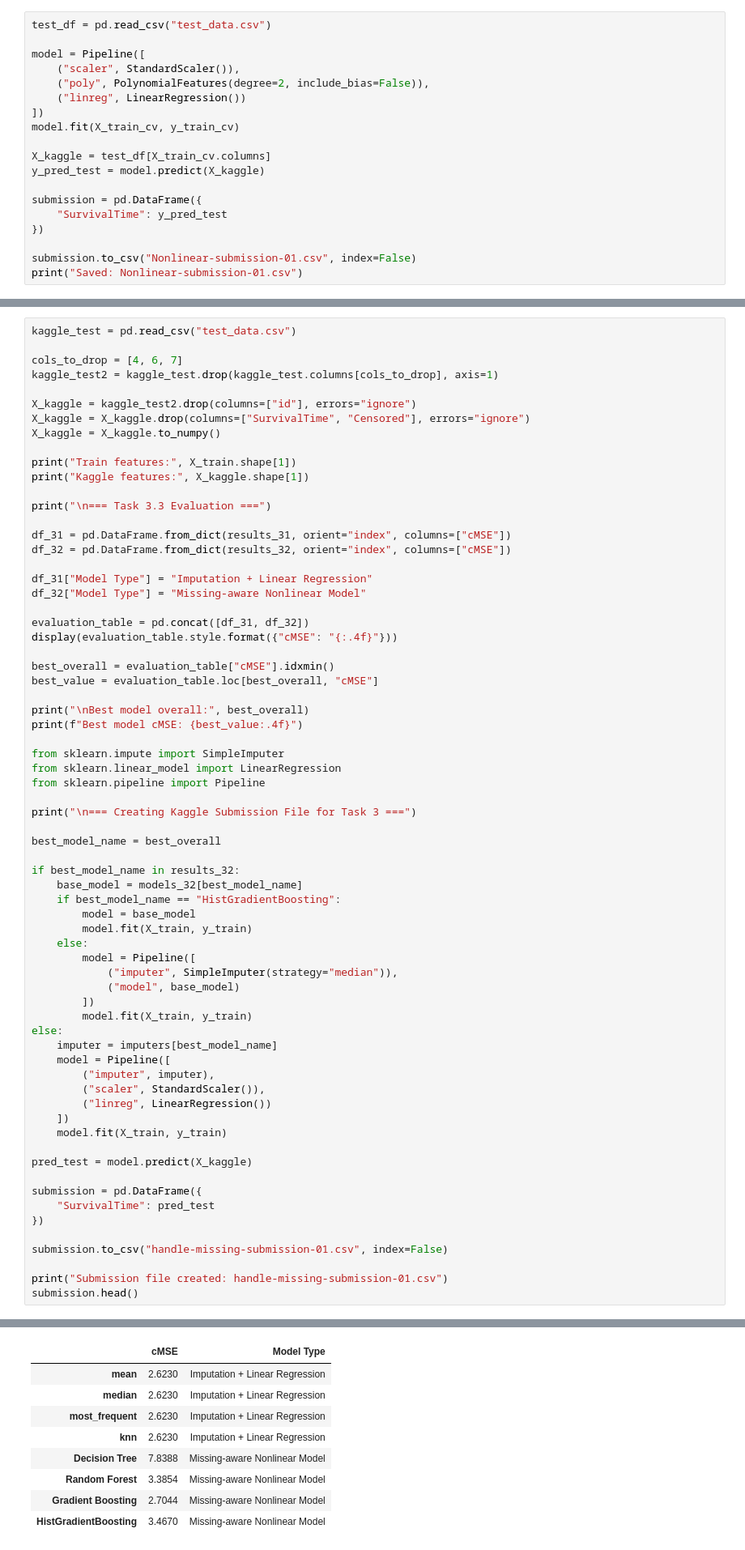
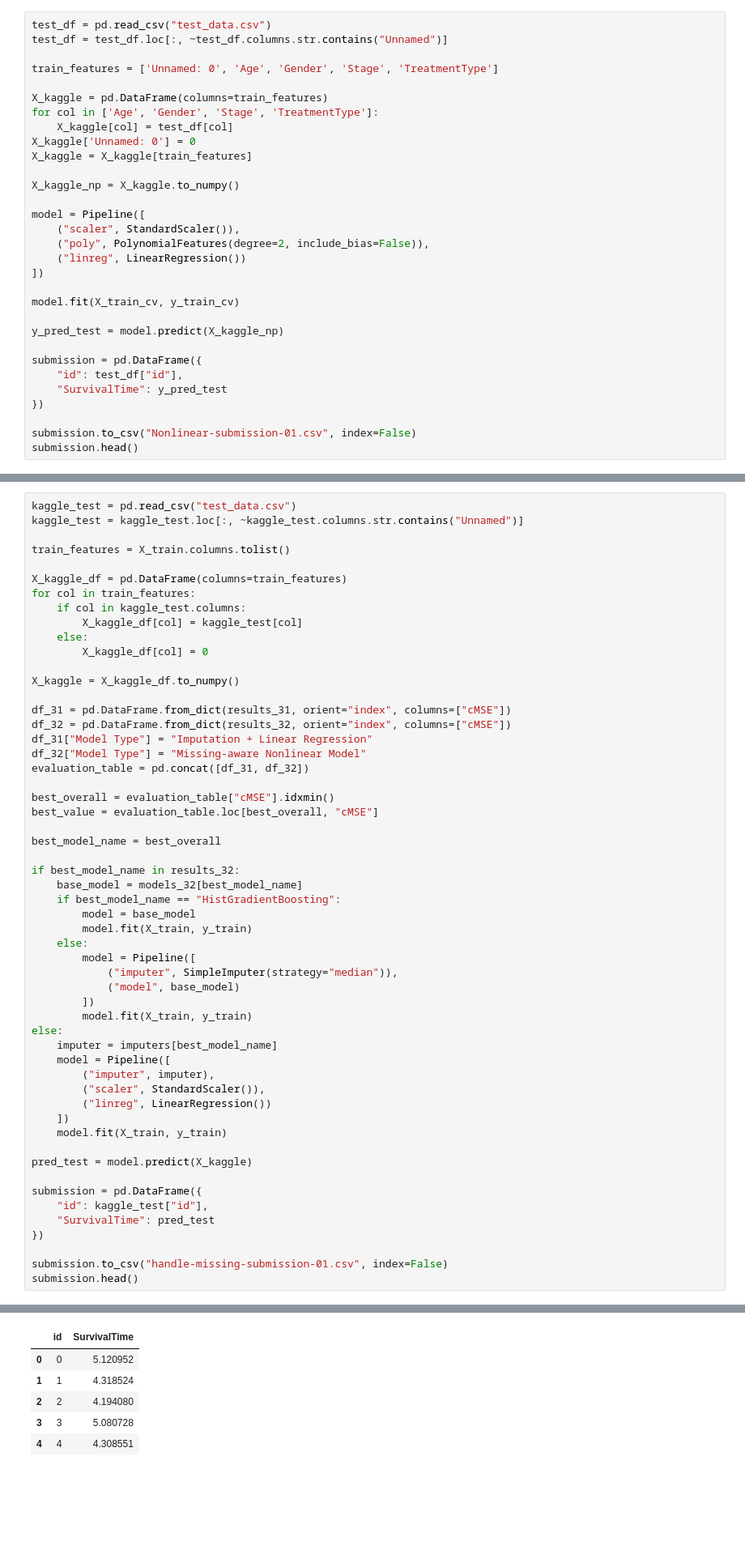
Before and after one commit to bencastello/Machine-Learning-Assignment-2, a Jupyter notebook: ml_assignment_2.ipynb, the cells around one changed output, grey strips where cells are left out. Shown at 81% size. Cells and saved outputs as stored; diff of their text form; blank space fills up the shorter version.

Commit message:
Add: Fixed all of the Kaggle Submissions

```diff
--- a/ml_assignment_2.ipynb
+++ b/ml_assignment_2.ipynb
@@ -523,21 +522,33 @@ Final Test — Degree 3: MSE=6.8074, R2=-0.6373, MAE=2.0887, cMSE=6.8074
 ## Kaggle Submission "Nonlinear-submission-01.csv"
 # %%
 test_df = pd.read_csv("test_data.csv")
+test_df = test_df.loc[:, ~test_df.columns.str.contains("Unnamed")]
+
+train_features = ['Unnamed: 0', 'Age', 'Gender', 'Stage', 'TreatmentType']
+
+X_kaggle = pd.DataFrame(columns=train_features)
+for col in ['Age', 'Gender', 'Stage', 'TreatmentType']:
+    X_kaggle[col] = test_df[col]
+X_kaggle['Unnamed: 0'] = 0
+X_kaggle = X_kaggle[train_features]
+
+X_kaggle_np = X_kaggle.to_numpy()
 
 model = Pipeline([
     ("scaler", StandardScaler()),
     ("poly", PolynomialFeatures(degree=2, include_bias=False)),
     ("linreg", LinearRegression())
 ])
+
 model.fit(X_train_cv, y_train_cv)
 
-X_kaggle = test_df[X_train_cv.columns]
-y_pred_test = model.predict(X_kaggle)
+y_pred_test = model.predict(X_kaggle_np)
 
 submission = pd.DataFrame({
+    "id": test_df["id"],
     "SurvivalTime": y_pred_test
 })
 
 submission.to_csv("Nonlinear-submission-01.csv", index=False)
-print("Saved: Nonlinear-submission-01.csv")
+submission.head()
 # %% [output]
@@ -840,39 +844,27 @@ Best nonlinear model cMSE: 2.7043662676236937
 ### Task 3.3 Evaluation
 # %%
 kaggle_test = pd.read_csv("test_data.csv")
+kaggle_test = kaggle_test.loc[:, ~kaggle_test.columns.str.contains("Unnamed")]
 
-cols_to_drop = [4, 6, 7]
-kaggle_test2 = kaggle_test.drop(kaggle_test.columns[cols_to_drop], axis=1)
+train_features = X_train.columns.tolist()
 
-X_kaggle = kaggle_test2.drop(columns=["id"], errors="ignore")
-X_kaggle = X_kaggle.drop(columns=["SurvivalTime", "Censored"], errors="ignore")
-X_kaggle = X_kaggle.to_numpy()
+X_kaggle_df = pd.DataFrame(columns=train_features)
+for col in train_features:
+    if col in kaggle_test.columns:
+        X_kaggle_df[col] = kaggle_test[col]
+    else:
+        X_kaggle_df[col] = 0
 
-print("Train features:", X_train.shape[1])
-print("Kaggle features:", X_kaggle.shape[1])
-
-print("\n=== Task 3.3 Evaluation ===")
+X_kaggle = X_kaggle_df.to_numpy()
 
 df_31 = pd.DataFrame.from_dict(results_31, orient="index", columns=["cMSE"])
 df_32 = pd.DataFrame.from_dict(results_32, orient="index", columns=["cMSE"])
-
 df_31["Model Type"] = "Imputation + Linear Regression"
 df_32["Model Type"] = "Missing-aware Nonlinear Model"
-
 evaluation_table = pd.concat([df_31, df_32])
-display(evaluation_table.style.format({"cMSE": "{:.4f}"}))
 
 best_overall = evaluation_table["cMSE"].idxmin()
 best_value = evaluation_table.loc[best_overall, "cMSE"]
-
-print("\nBest model overall:", best_overall)
-print(f"Best model cMSE: {best_value:.4f}")
-
-from sklearn.impute import SimpleImputer
-from sklearn.linear_model import LinearRegression
-from sklearn.pipeline import Pipeline
-
-print("\n=== Creating Kaggle Submission File for Task 3 ===")
 
 best_model_name = best_overall
 
@@ -899,11 +891,10 @@ else:
 pred_test = model.predict(X_kaggle)
 
 submission = pd.DataFrame({
+    "id": kaggle_test["id"],
     "SurvivalTime": pred_test
 })
 
 submission.to_csv("handle-missing-submission-01.csv", index=False)
-
-print("Submission file created: handle-missing-submission-01.csv")
 submission.head()
 # %% [output]
@@ -914,9 +901,6 @@ Kaggle features: 4
-|  | cMSE | Model Type |
-| mean | 2.6230 | Imputation + Linear Regression |
-| median | 2.6230 | Imputation + Linear Regression |
-| most_frequent | 2.6230 | Imputation + Linear Regression |
-| knn | 2.6230 | Imputation + Linear Regression |
-| Decision Tree | 7.8388 | Missing-aware Nonlinear Model |
-| Random Forest | 3.3854 | Missing-aware Nonlinear Model |
-| Gradient Boosting | 2.7044 | Missing-aware Nonlinear Model |
-| HistGradientBoosting | 3.4670 | Missing-aware Nonlinear Model |
+|  | id | SurvivalTime |
+| 0 | 0 | 5.120952 |
+| 1 | 1 | 4.318524 |
+| 2 | 2 | 4.194080 |
+| 3 | 3 | 5.080728 |
+| 4 | 4 | 4.308551 |
```
Also changed, not shown: parts of 9 cells of this notebook.
